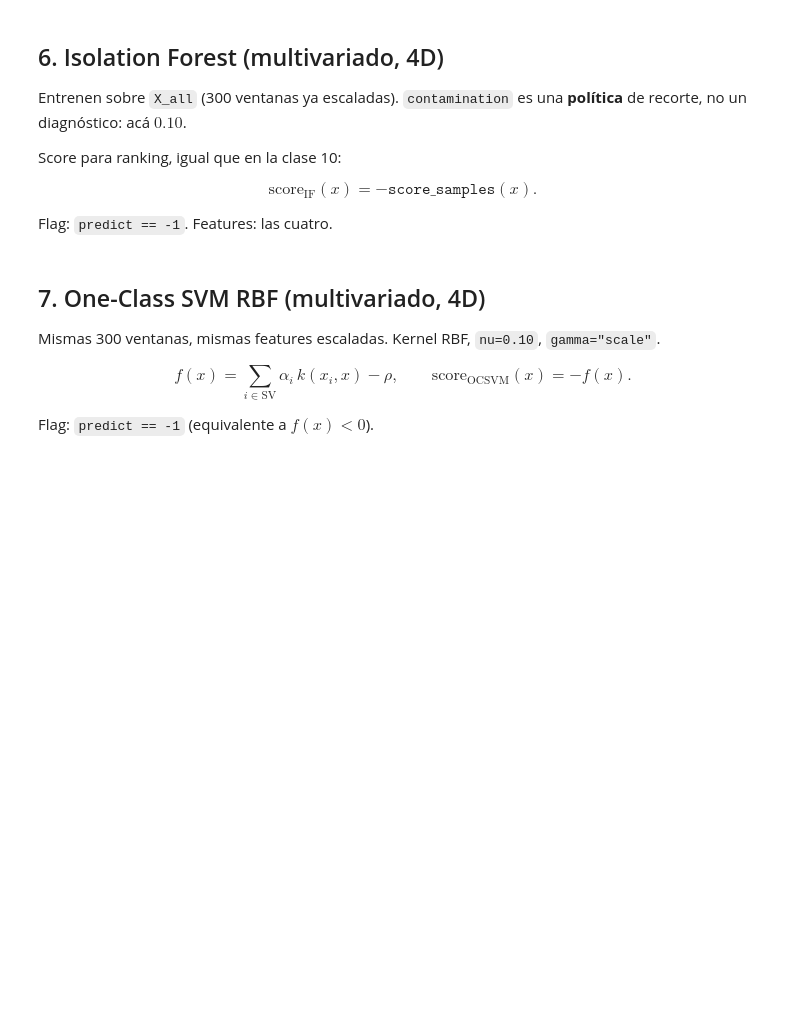
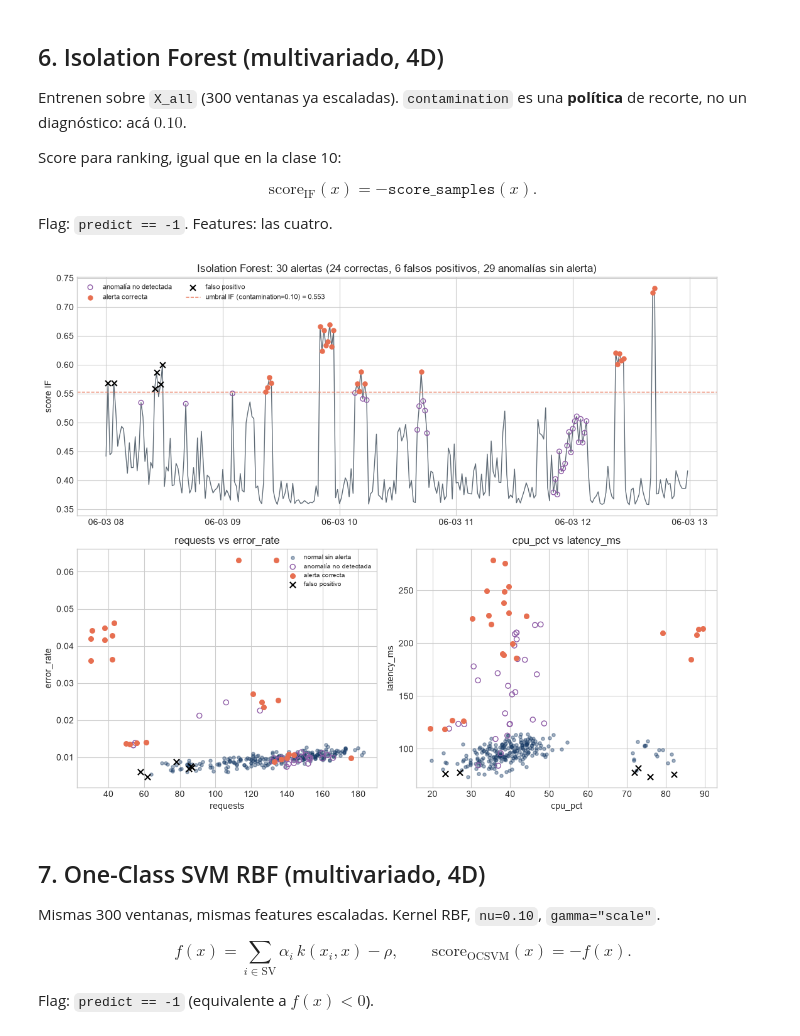
Before and after one commit to LucioSantin/AIOps-Obligatorio-230548-255573-222071, a Jupyter notebook: JupiterNotebook/comparacion_detectores_obligatorio.ipynb, the cells around one changed output. Saved outputs shown, nothing was run; the diff lists cells and outputs as text; code cells hidden in the pictures; blank space fills up the shorter version.

Commit message:
isolation forest

```diff
--- a/JupiterNotebook/comparacion_detectores_obligatorio.ipynb
+++ b/JupiterNotebook/comparacion_detectores_obligatorio.ipynb
@@ -413,14 +413,58 @@ $$
 
 Flag: `predict == -1`. Features: las cuatro.
 # %%
-# TODO: instanciar IsolationForest (n_estimators=300, max_samples=min(256, len(data)),
-#       contamination=0.10, random_state=42), fit sobre X_all.
-forest = None  # TODO
+# Hiperparámetros de Isolation Forest:
+#   ψ (psi): tamaño de submuestra con el que se construye cada árbol -> max_samples
+#   m:       cantidad de árboles del bosque                         -> n_estimators
+PSI = min(256, len(data))
+M = 300
 
-# TODO: data["score_if"] = -forest.score_samples(X_all)
-# TODO: data["flag_if"] = forest.predict(X_all) == -1
+forest = IsolationForest(
+    n_estimators=M,
+    max_samples=PSI,
+    contamination=0.10,
+    random_state=42,
+).fit(X_all)
 
+data["score_if"] = -forest.score_samples(X_all)
+data["flag_if"] = forest.predict(X_all) == -1
+
+print(f"ψ = {PSI}  |  m = {M}")
 print("Alertas Isolation Forest:", int(data.flag_if.sum()) if "flag_if" in data else "pendiente")
+# %%
+flags = data["flag_if"]
+tp = flags & data["is_anomaly"]
+fp = flags & ~data["is_anomaly"]
+fn = ~flags & data["is_anomaly"]
+ok = ~flags & ~data["is_anomaly"]
+thr_if = data.loc[flags, "score_if"].min()
+
+fig, axes = plt.subplot_mosaic([["time", "time"], ["req_err", "cpu_lat"]], figsize=(11, 9))
+
+ax = axes["time"]
+ax.plot(data["timestamp"], data["score_if"], color=GRAY, lw=1.0, zorder=1)
+ax.scatter(data.loc[fn, "timestamp"], data.loc[fn, "score_if"], facecolors="none", edgecolors=PURPLE, s=30, label="anomalía no detectada", zorder=2)
+ax.scatter(data.loc[tp, "timestamp"], data.loc[tp, "score_if"], c=ORANGE, s=26, label="alerta correcta", zorder=3)
+ax.scatter(data.loc[fp, "timestamp"], data.loc[fp, "score_if"], c="black", marker="x", s=40, label="falso positivo", zorder=4)
+ax.axhline(thr_if, color=ORANGE, ls="--", lw=1, label=f"umbral IF (contamination=0.10) = {thr_if:.3f}")
+ax.set_ylabel("score IF")
+ax.set_title(f"Isolation Forest: {int(flags.sum())} alertas ({int(tp.sum())} correctas, {int(fp.sum())} falsos positivos, {int(fn.sum())} anomalías sin alerta)")
+ax.legend(loc="upper left", fontsize=8, ncol=2)
+
+for key, (a, b) in {"req_err": ("requests", "error_rate"), "cpu_lat": ("cpu_pct", "latency_ms")}.items():
+    ax = axes[key]
+    ax.scatter(data.loc[ok, a], data.loc[ok, b], c=BLUE, s=14, alpha=0.4, label="normal sin alerta")
+    ax.scatter(data.loc[fn, a], data.loc[fn, b], facecolors="none", edgecolors=PURPLE, s=34, label="anomalía no detectada")
+    ax.scatter(data.loc[tp, a], data.loc[tp, b], c=ORANGE, s=30, label="alerta correcta")
+    ax.scatter(data.loc[fp, a], data.loc[fp, b], c="black", marker="x", s=44, label="falso positivo")
+    ax.set_xlabel(a)
+    ax.set_ylabel(b)
+    ax.set_title(f"{a} vs {b}")
+axes["req_err"].legend(loc="upper right", fontsize=7)
+plt.tight_layout()
+plt.show()
+# %% [output]
+[figure, added]
 # %% [markdown]
 ## 7. One-Class SVM RBF (multivariado, 4D)
 
```
Also changed, not shown: 1 other file.
